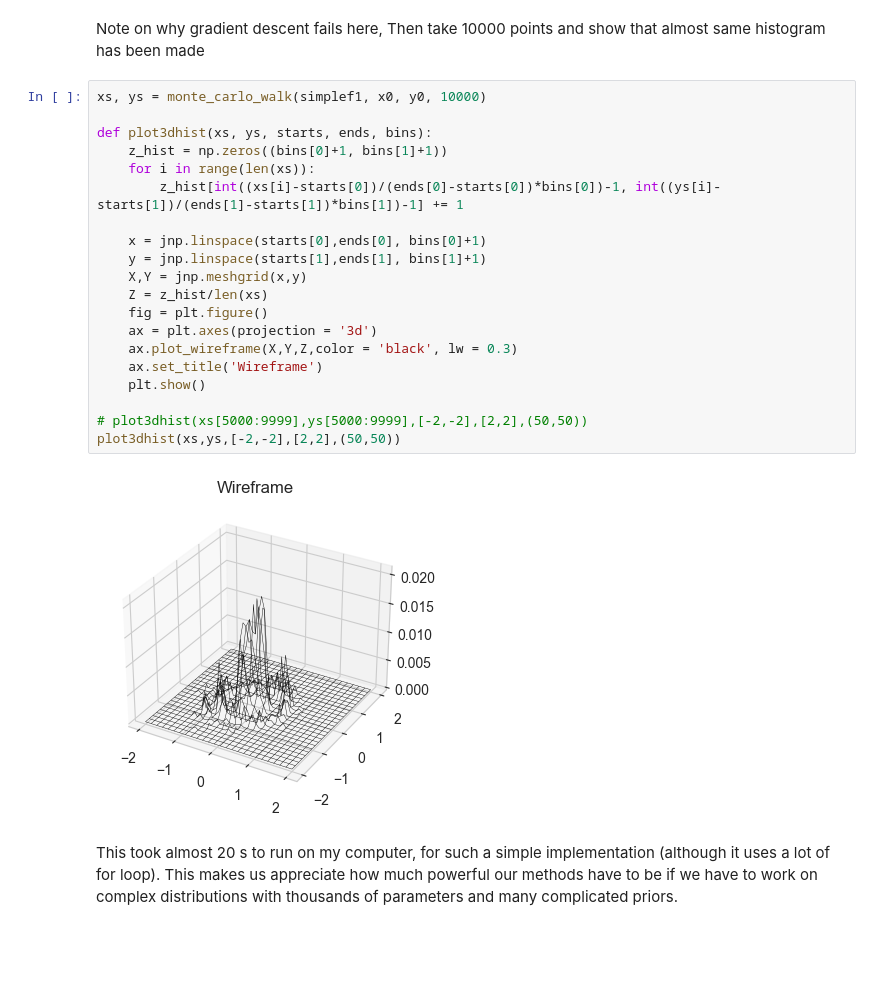
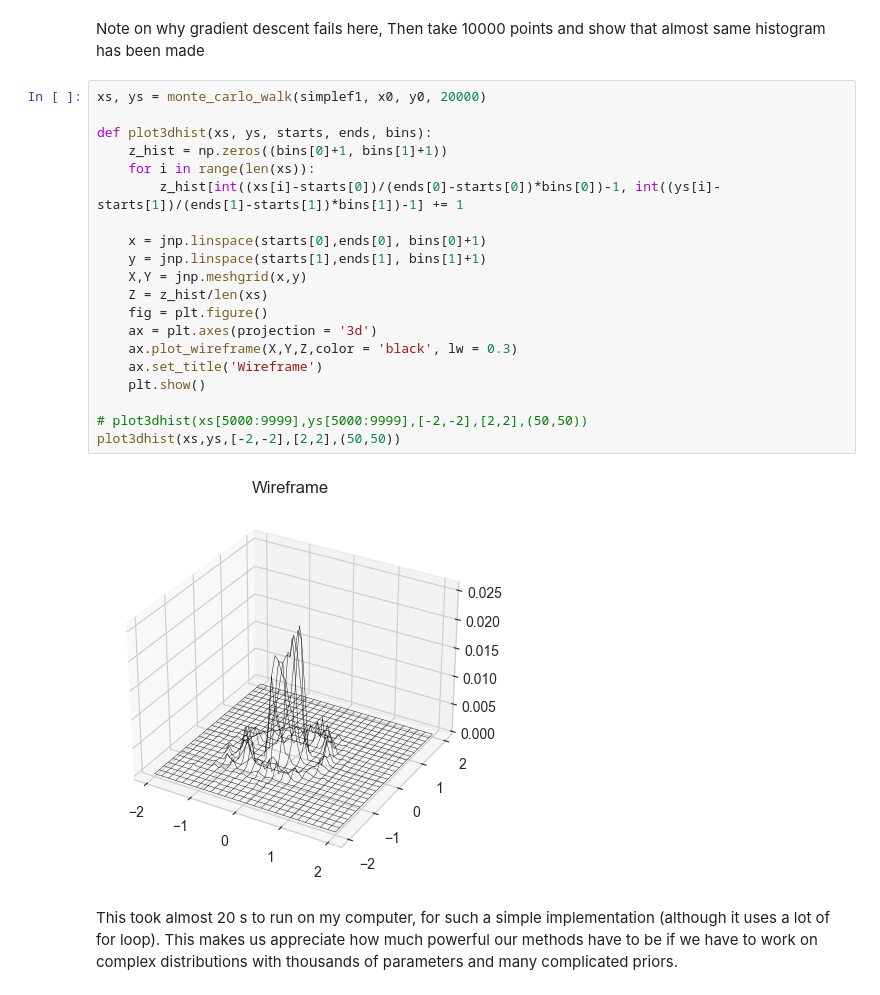
Before and after one commit to Gaurav17Joshi/CompStats, a Jupyter notebook: notebooks/Simulation_Based_Inference/Markov_Chains.ipynb, the cells around one changed output. Cells and saved outputs as stored; diff of their text form; blank space fills up the shorter version.

```diff
--- a/notebooks/Simulation_Based_Inference/Markov_Chains.ipynb
+++ b/notebooks/Simulation_Based_Inference/Markov_Chains.ipynb
@@ -82,27 +84,27 @@ Text(0.5, 0.92, 'Monte Carlo Walk')
 Note on why gradient descent fails here,
 Then take 10000 points and show that almost same histogram has been made
 # %%
-xs, ys = monte_carlo_walk(simplef1, x0, y0, 10000)
+xs, ys = monte_carlo_walk(simplef1, x0, y0, 20000)
 
 def plot3dhist(xs, ys, starts, ends, bins):
     z_hist = np.zeros((bins[0]+1, bins[1]+1))
     for i in range(len(xs)):
         z_hist[int((xs[i]-starts[0])/(ends[0]-starts[0])*bins[0])-1, int((ys[i]-starts[1])/(ends[1]-starts[1])*bins[1])-1] += 1
 
     x = jnp.linspace(starts[0],ends[0], bins[0]+1)
     y = jnp.linspace(starts[1],ends[1], bins[1]+1)
     X,Y = jnp.meshgrid(x,y)
     Z = z_hist/len(xs)
     fig = plt.figure()
     ax = plt.axes(projection = '3d')
     ax.plot_wireframe(X,Y,Z,color = 'black', lw = 0.3)
     ax.set_title('Wireframe')
     plt.show()
 
 # plot3dhist(xs[5000:9999],ys[5000:9999],[-2,-2],[2,2],(50,50))
 plot3dhist(xs,ys,[-2,-2],[2,2],(50,50))
 # %% [output]
-[figure, old version]
+[figure, new version]
 # %% [markdown]
 This took almost 20 s to run on my computer, for such a simple implementation (although it uses a lot of for loop). This makes us appreciate how much powerful our methods have to be if we have to work on complex distributions with thousands of parameters and many complicated priors.
 # %% [markdown]
```
Also changed, not shown: parts of 8 cells of this notebook, 47 other files.
